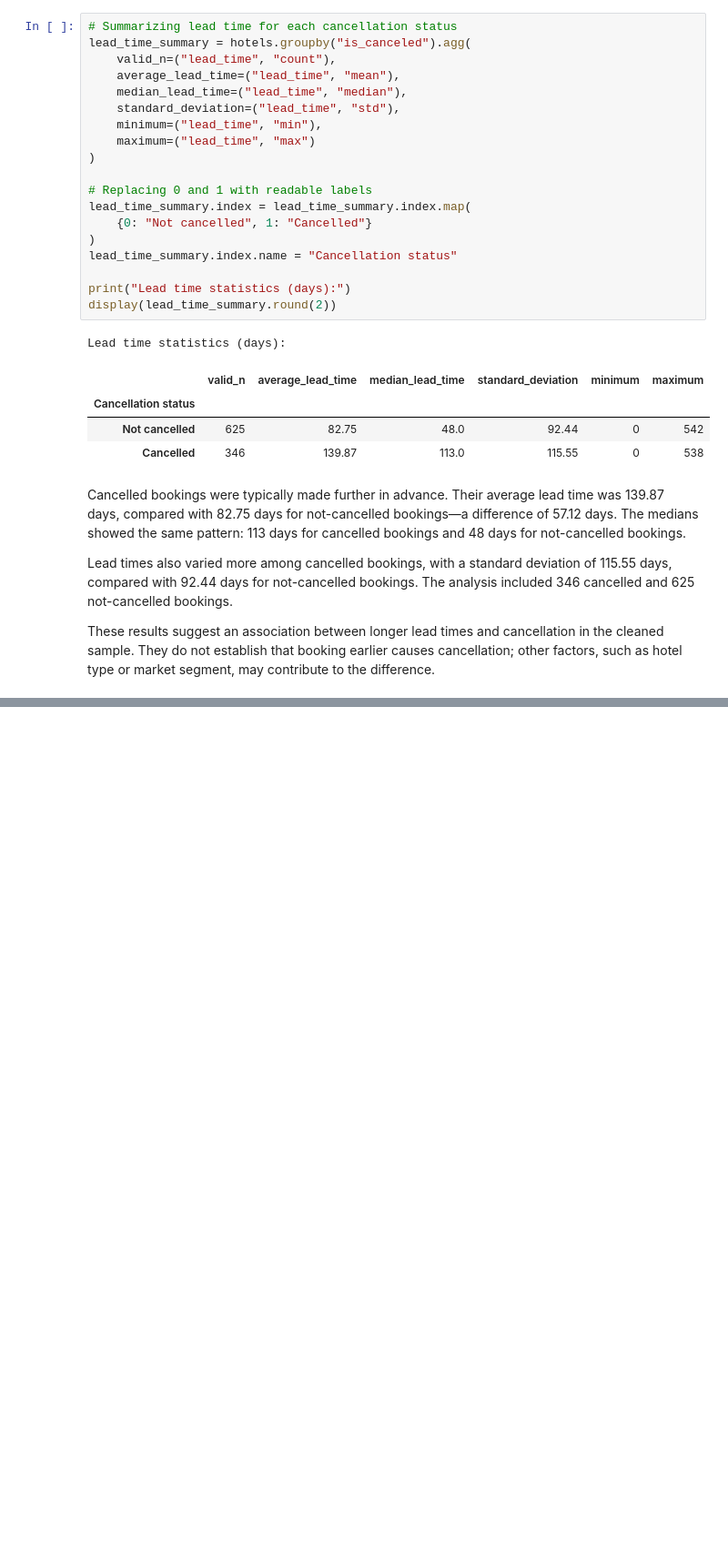
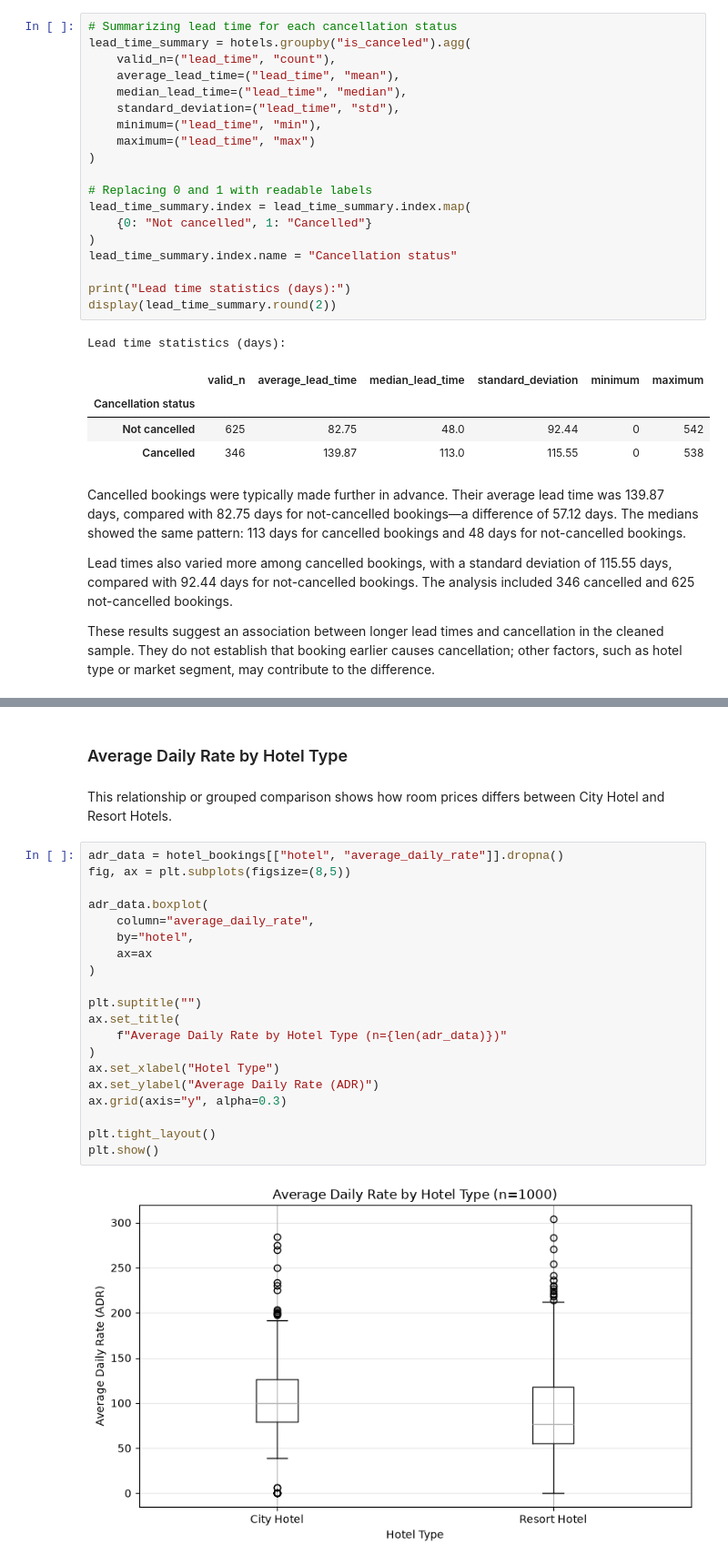
Before and after one commit to irubycampana/Hotel-Bookings, a Jupyter notebook: Group Project/HotelBooking.ipynb, the cells around one changed output, grey strips where cells are left out. Shown at 91% size. Drawn from its saved outputs; the diff is of its cells as text; blank space fills up the shorter version.

```diff
--- a/Group Project/HotelBooking.ipynb
+++ b/Group Project/HotelBooking.ipynb
@@ -964,0 +1069,26 @@ These results suggest an association between longer lead times and cancellation
+# %% [markdown]
+### Average Daily Rate by Hotel Type
+# %% [markdown]
+This relationship or grouped comparison shows how room prices differs between City Hotel and Resort Hotels.
+# %%
+adr_data = hotel_bookings[["hotel", "average_daily_rate"]].dropna()
+fig, ax = plt.subplots(figsize=(8,5))
+
+adr_data.boxplot(
+    column="average_daily_rate",
+    by="hotel",
+    ax=ax
+)
+
+plt.suptitle("")
+ax.set_title(
+    f"Average Daily Rate by Hotel Type (n={len(adr_data)})"
+)
+ax.set_xlabel("Hotel Type")
+ax.set_ylabel("Average Daily Rate (ADR)")
+ax.grid(axis="y", alpha=0.3)
+
+plt.tight_layout()
+plt.show()
+# %% [output]
+[figure, added]
```
Also changed, not shown: parts of 28 cells of this notebook.
